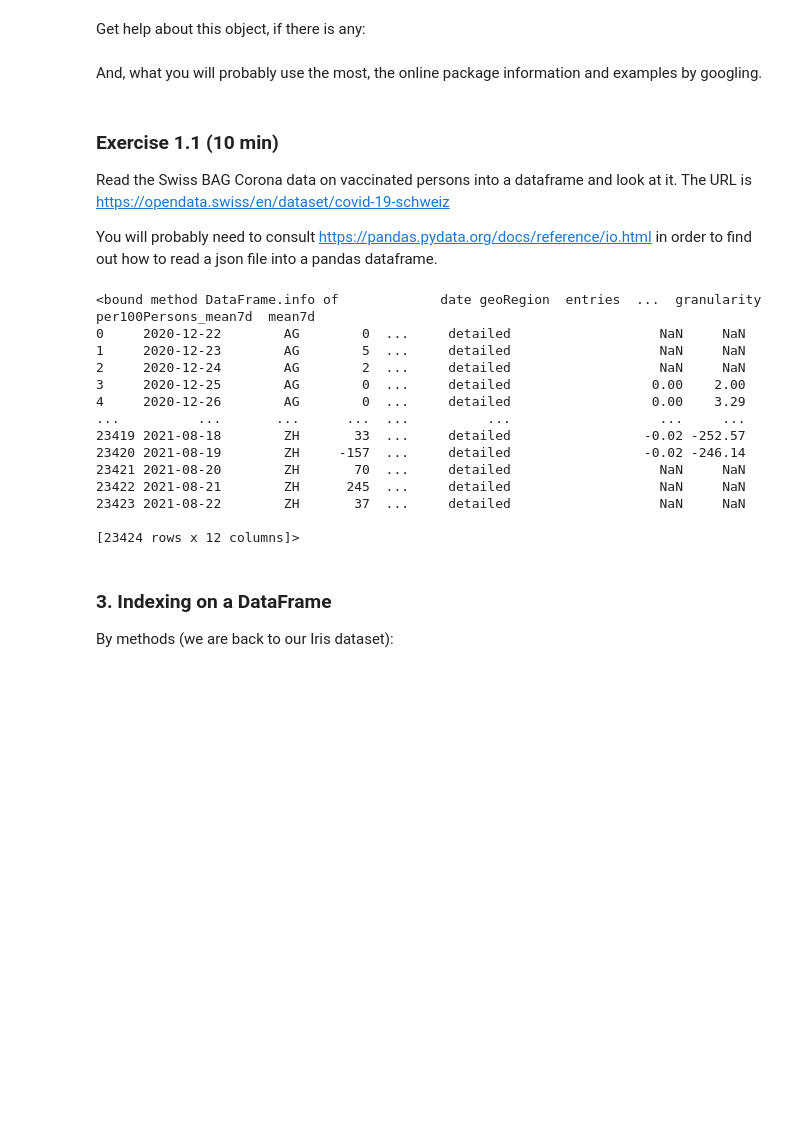
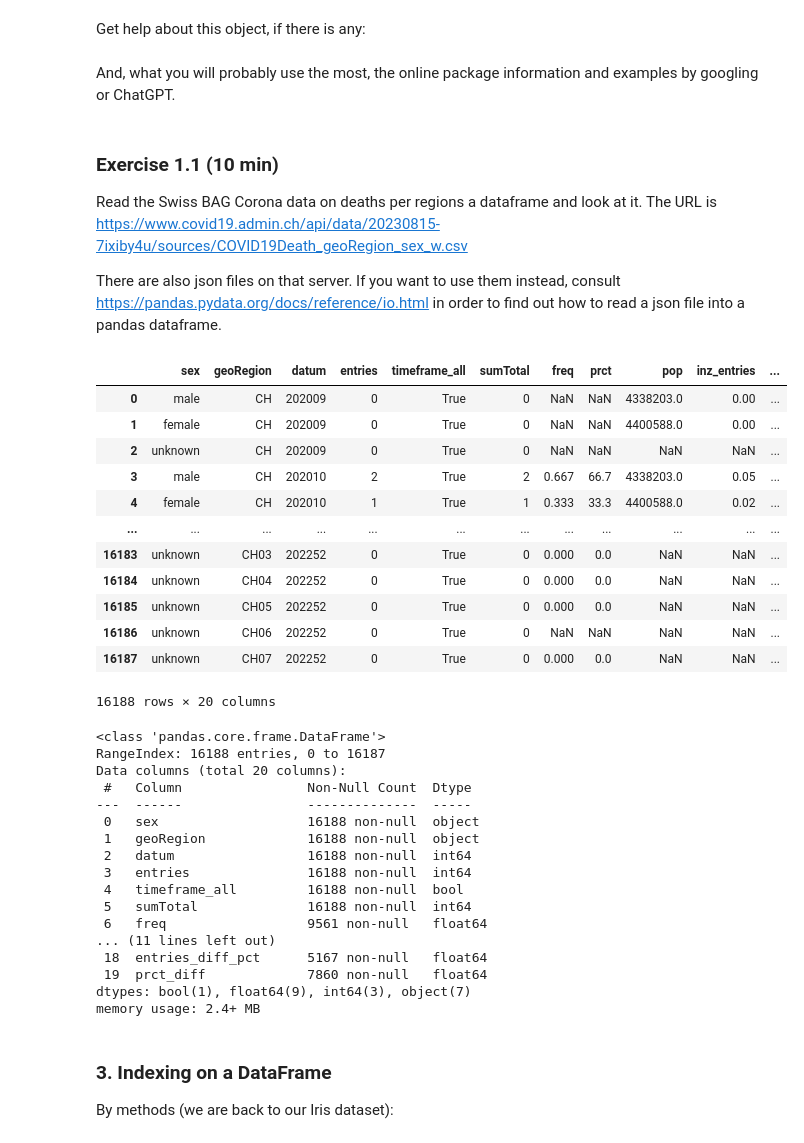
Before and after one commit to sigvehaug/CAS-Applied-Data-Science, a Jupyter notebook: Module-1/M1-D1-DM-Sol.ipynb, the cells around one changed output. Drawn from its saved outputs; the diff is of its cells as text; code cells hidden in the pictures; blank space fills up the shorter version.

```diff
--- a/Module-1/M1-D1-DM-Sol.ipynb
+++ b/Module-1/M1-D1-DM-Sol.ipynb
@@ -151,37 +181,55 @@ Get help about this object, if there is any:
 # %%
 dataframe?
 # %% [markdown]
-And, what you will probably use the most, the online package information and examples by googling.
+And, what you will probably use the most, the online package information and examples by googling or ChatGPT.
 # %% [markdown]
 ### Exercise 1.1 (10 min)
 
-Read the Swiss BAG Corona data on vaccinated persons into a dataframe and look at it. The URL is
-https://opendata.swiss/en/dataset/covid-19-schweiz
+Read the Swiss BAG Corona data on deaths per regions a dataframe and look at it. The URL is
+https://www.covid19.admin.ch/api/data/20230815-7ixiby4u/sources/COVID19Death_geoRegion_sex_w.csv
 
-You will probably need to consult https://pandas.pydata.org/docs/reference/io.html in order to find out how to read a json file into a pandas dataframe.
+There are also json files on that server. If you want to use them instead, consult https://pandas.pydata.org/docs/reference/io.html in order to find out how to read a json file into a pandas dataframe.
 # %%
 # Write your code here
 pd.set_option('display.max_rows',20)
 #url = 'https://www.covid19.admin.ch/api/data/20210823-4c27ic5b/sources/COVID19VaccPersons_v2.json'
-#df = pd.io.json.read_json(url)
-#df
+url = 'https://www.covid19.admin.ch/api/data/20230815-7ixiby4u/sources/COVID19Death_geoRegion_sex_w.csv'
+df = pd.read_csv(url)
+df
+# %% [output]
+|  | sex | geoRegion | datum | entries | timeframe_all | sumTotal | freq | prct | pop | inz_entries | ... |
+| 0 | male | CH | 202009 | 0 | True | 0 | NaN | NaN | 4338203.0 | 0.00 | ... |
+| 1 | female | CH | 202009 | 0 | True | 0 | NaN | NaN | 4400588.0 | 0.00 | ... |
+| 2 | unknown | CH | 202009 | 0 | True | 0 | NaN | NaN | NaN | NaN | ... |
+| 3 | male | CH | 202010 | 2 | True | 2 | 0.667 | 66.7 | 4338203.0 | 0.05 | ... |
+| 4 | female | CH | 202010 | 1 | True | 1 | 0.333 | 33.3 | 4400588.0 | 0.02 | ... |
+| ... | ... | ... | ... | ... | ... | ... | ... | ... | ... | ... | ... |
+| 16183 | unknown | CH03 | 202252 | 0 | True | 0 | 0.000 | 0.0 | NaN | NaN | ... |
+| 16184 | unknown | CH04 | 202252 | 0 | True | 0 | 0.000 | 0.0 | NaN | NaN | ... |
+| 16185 | unknown | CH05 | 202252 | 0 | True | 0 | 0.000 | 0.0 | NaN | NaN | ... |
+| 16186 | unknown | CH06 | 202252 | 0 | True | 0 | NaN | NaN | NaN | NaN | ... |
+| 16187 | unknown | CH07 | 202252 | 0 | True | 0 | 0.000 | 0.0 | NaN | NaN | ... |
+16188 rows × 20 columns
 # %%
-df.info
+df.info()
 # %% [output]
-<bound method DataFrame.info of             date geoRegion  entries  ...  granularity  per100Persons_mean7d  mean7d
-0     2020-12-22        AG        0  ...     detailed                   NaN     NaN
-1     2020-12-23        AG        5  ...     detailed                   NaN     NaN
-2     2020-12-24        AG        2  ...     detailed                   NaN     NaN
-3     2020-12-25        AG        0  ...     detailed                  0.00    2.00
-4     2020-12-26        AG        0  ...     detailed                  0.00    3.29
-...          ...       ...      ...  ...          ...                   ...     ...
-23419 2021-08-18        ZH       33  ...     detailed                 -0.02 -252.57
-23420 2021-08-19        ZH     -157  ...     detailed                 -0.02 -246.14
-23421 2021-08-20        ZH       70  ...     detailed                   NaN     NaN
-23422 2021-08-21        ZH      245  ...     detailed                   NaN     NaN
-23423 2021-08-22        ZH       37  ...     detailed                   NaN     NaN
-
-[23424 rows x 12 columns]>
+<class 'pandas.core.frame.DataFrame'>
+RangeIndex: 16188 entries, 0 to 16187
+Data columns (total 20 columns):
+ #   Column                Non-Null Count  Dtype
+---  ------                --------------  -----
+ 0   sex                   16188 non-null  object
+ 1   geoRegion             16188 non-null  object
+ 2   datum                 16188 non-null  int64
+ 3   entries               16188 non-null  int64
+ 4   timeframe_all         16188 non-null  bool
+ 5   sumTotal              16188 non-null  int64
+ 6   freq                  9561 non-null   float64
+... (11 lines left out)
+ 18  entries_diff_pct      5167 non-null   float64
+ 19  prct_diff             7860 non-null   float64
+dtypes: bool(1), float64(9), int64(3), object(7)
+memory usage: 2.4+ MB
 # %% [markdown]
 ### 3. Indexing on a DataFrame
 
```
Also changed, not shown: parts of 18 cells of this notebook.
